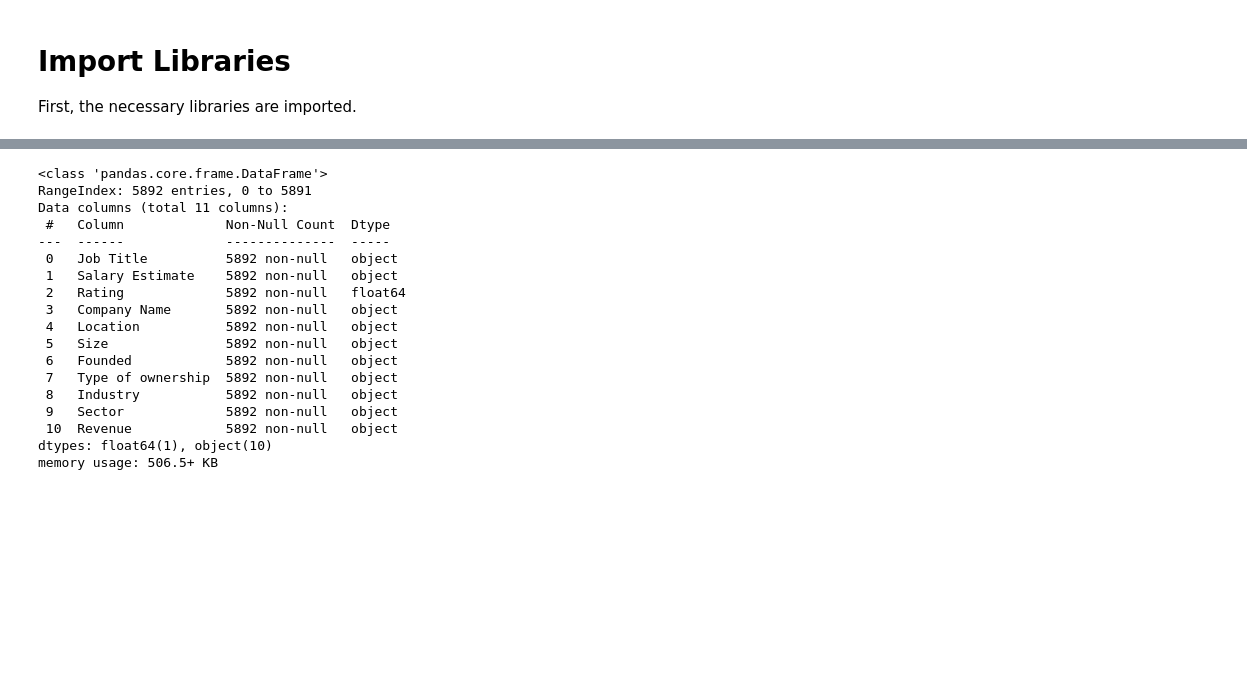
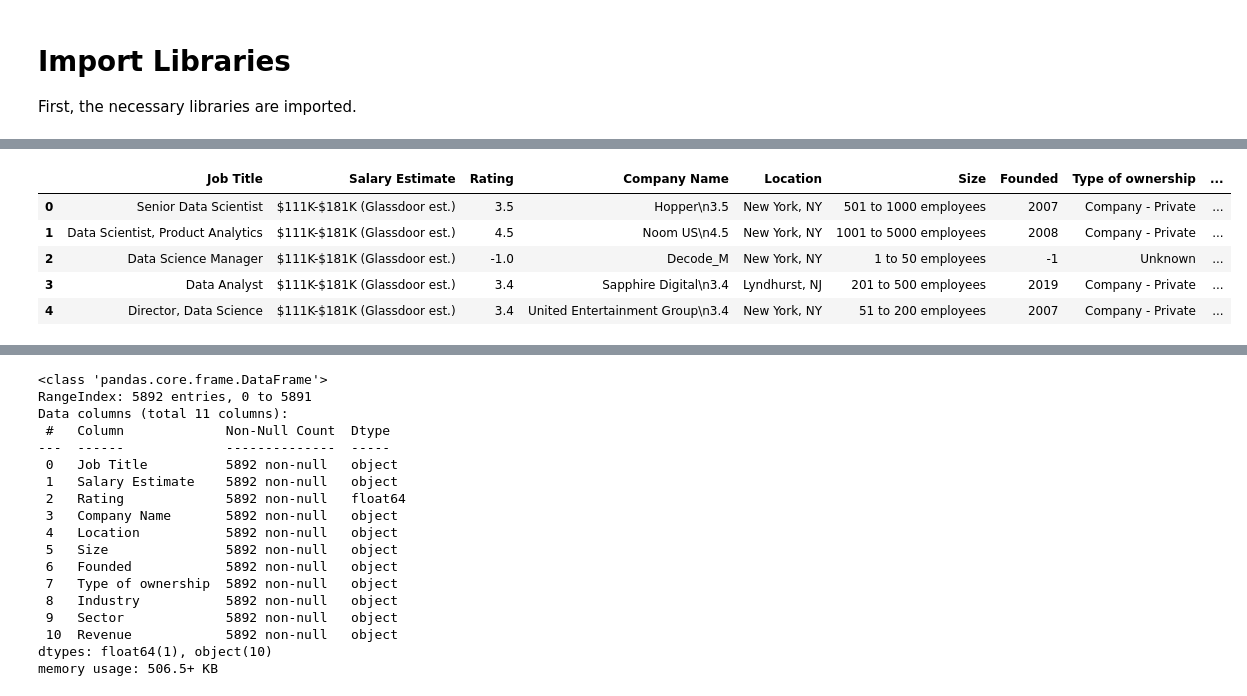
Before and after one commit to amirostad/Web_scraping_jobs, a Jupyter notebook: dataScienceSalaries.ipynb, the cells around one changed output, grey strips where cells are left out. Drawn from its saved outputs; the diff is of its cells as text; code cells hidden in the pictures; blank space fills up the shorter version.

```diff
--- a/dataScienceSalaries.ipynb
+++ b/dataScienceSalaries.ipynb
@@ -42,0 +44,9 @@ df_raw = pd.read_csv('./data/df.csv')
+# %%
+df_raw.head()
+# %% [output]
+|  | Job Title | Salary Estimate | Rating | Company Name | Location | Size | Founded | Type of ownership | ... |
+| 0 | Senior Data Scientist | $111K-$181K (Glassdoor est.) | 3.5 | Hopper\n3.5 | New York, NY | 501 to 1000 employees | 2007 | Company - Private | ... |
+| 1 | Data Scientist, Product Analytics | $111K-$181K (Glassdoor est.) | 4.5 | Noom US\n4.5 | New York, NY | 1001 to 5000 employees | 2008 | Company - Private | ... |
+| 2 | Data Science Manager | $111K-$181K (Glassdoor est.) | -1.0 | Decode_M | New York, NY | 1 to 50 employees | -1 | Unknown | ... |
+| 3 | Data Analyst | $111K-$181K (Glassdoor est.) | 3.4 | Sapphire Digital\n3.4 | Lyndhurst, NJ | 201 to 500 employees | 2019 | Company - Private | ... |
+| 4 | Director, Data Science | $111K-$181K (Glassdoor est.) | 3.4 | United Entertainment Group\n3.4 | New York, NY | 51 to 200 employees | 2007 | Company - Private | ... |
```
Also changed, not shown: parts of 6 cells of this notebook.
